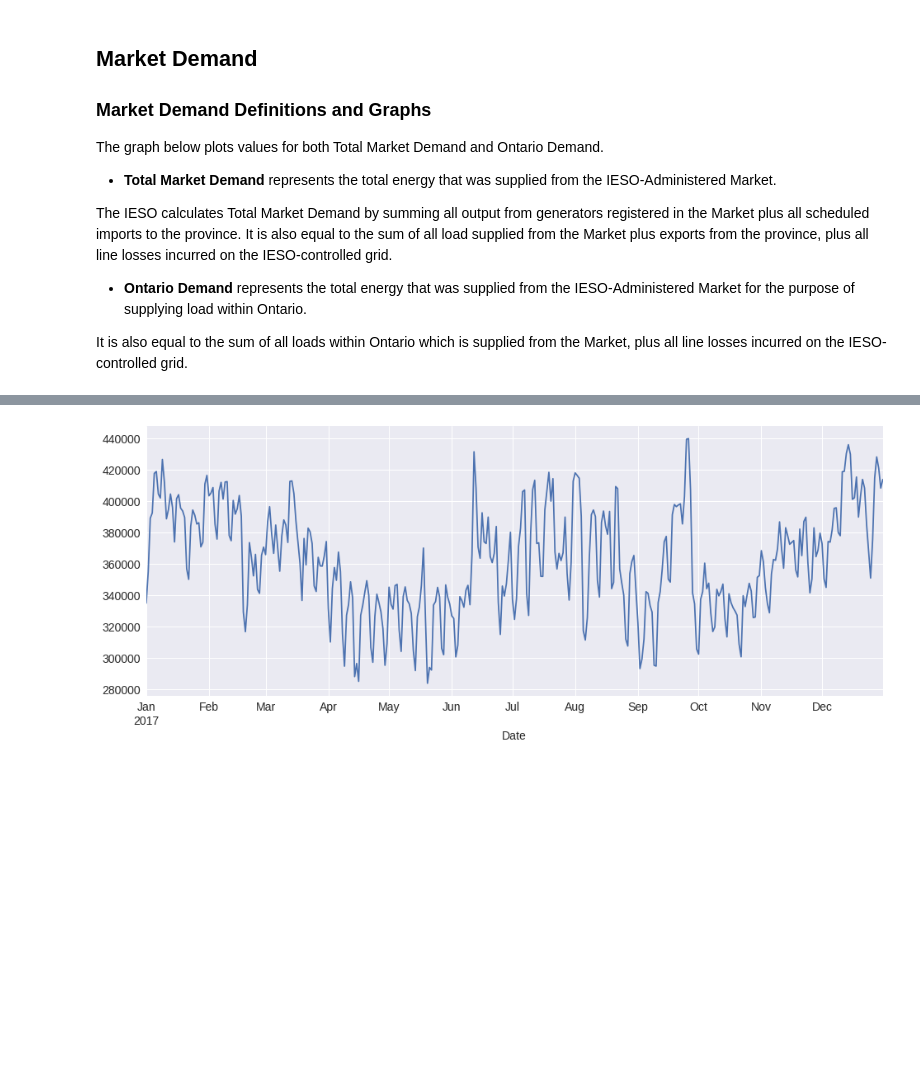
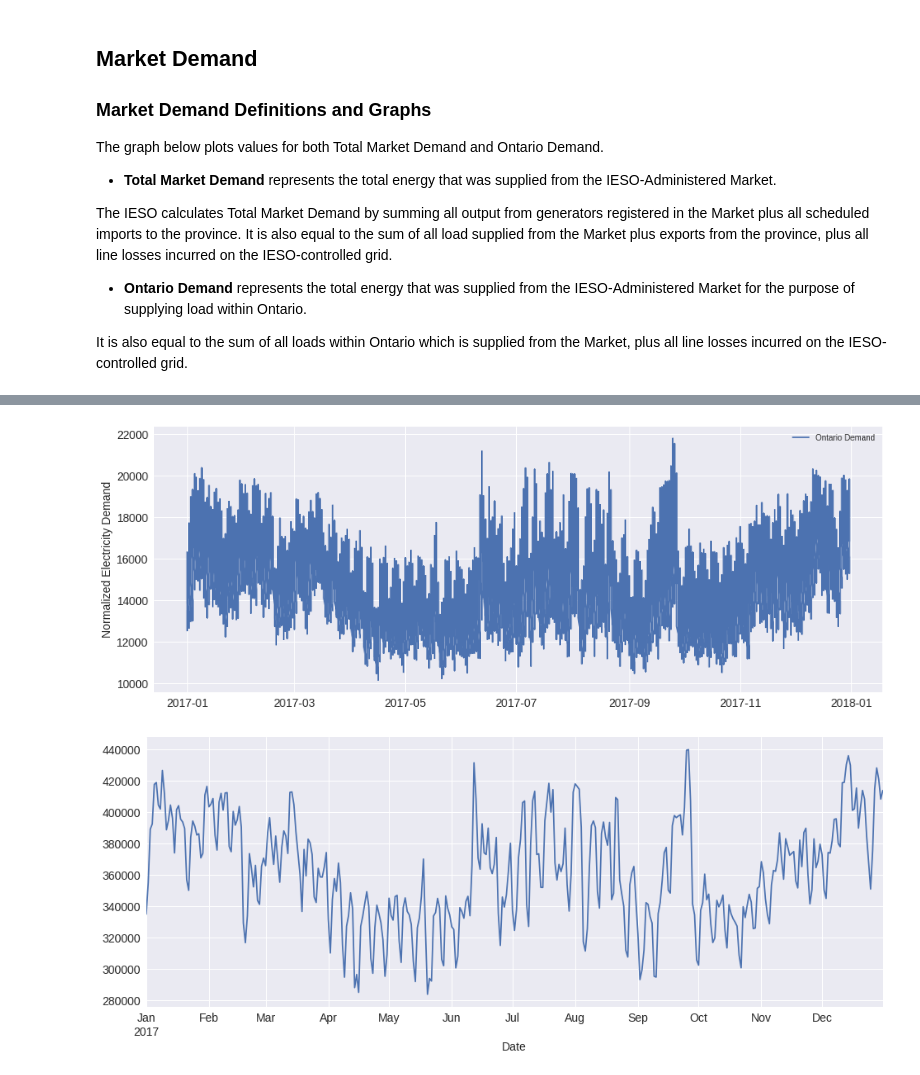
Before and after one commit to janosepah/ML_Project, a Jupyter notebook: Final_Project.ipynb, the cells around one changed output, grey strips where cells are left out. Cells and saved outputs as stored; diff of their text form; code cells hidden in the pictures; blank space fills up the shorter version.

```diff
--- a/Final_Project.ipynb
+++ b/Final_Project.ipynb
@@ -57 +78,9 @@ Ontario_Demand.shape
+# %%
+hourly_data = Demand['Ontario Demand'].resample('MS').mean().bfill()
+plt.plot(Demand['Ontario Demand'], label='Ontario Demand')
+#plt.plot(Demand_norm, label='Market Demand')
+plt.ylabel('Normalized Electricity Demand')
+plt.legend();
+# %% [output]
+[figure, added]
 # %%
```
Also changed, not shown: parts of 7 cells of this notebook.
